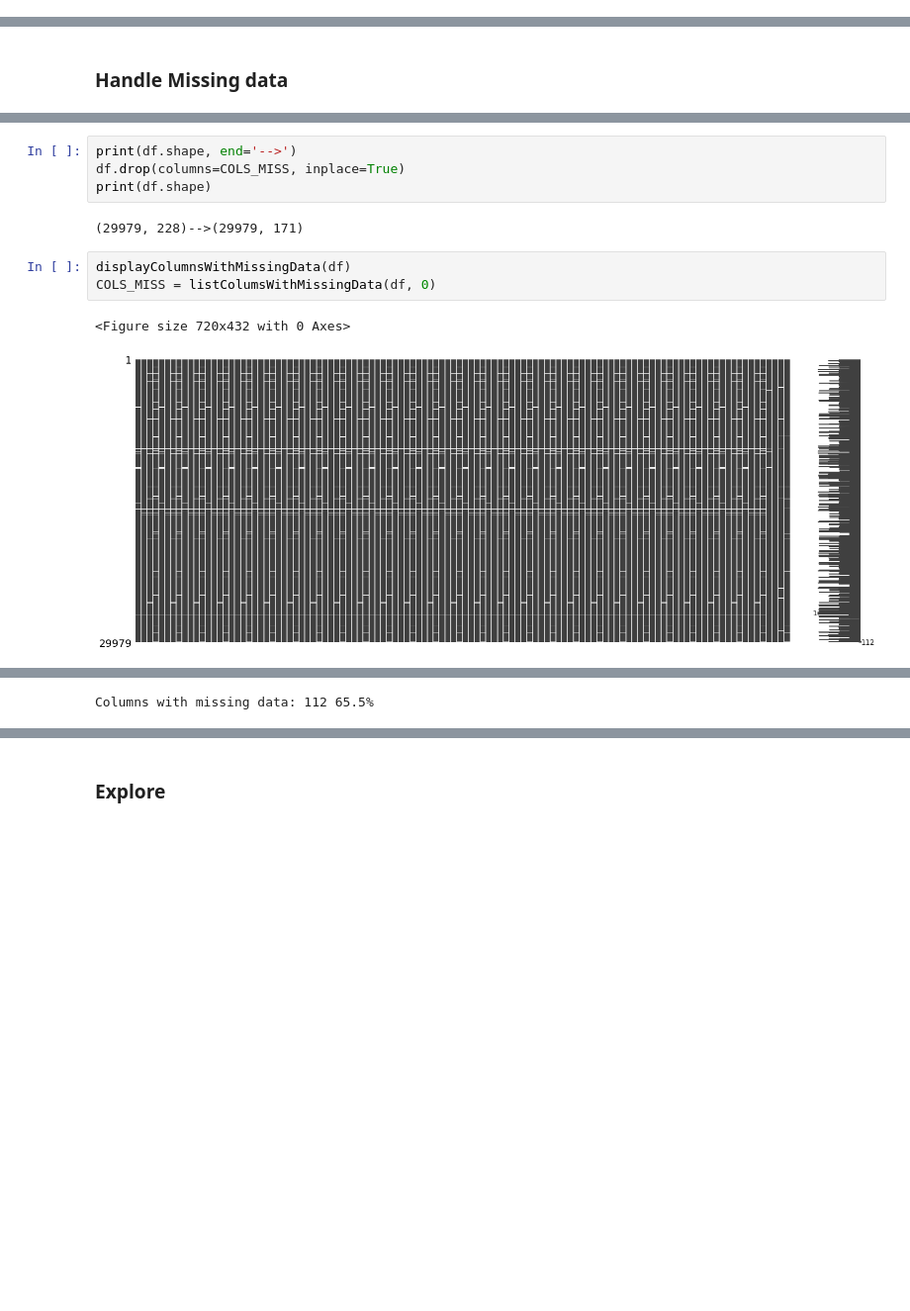
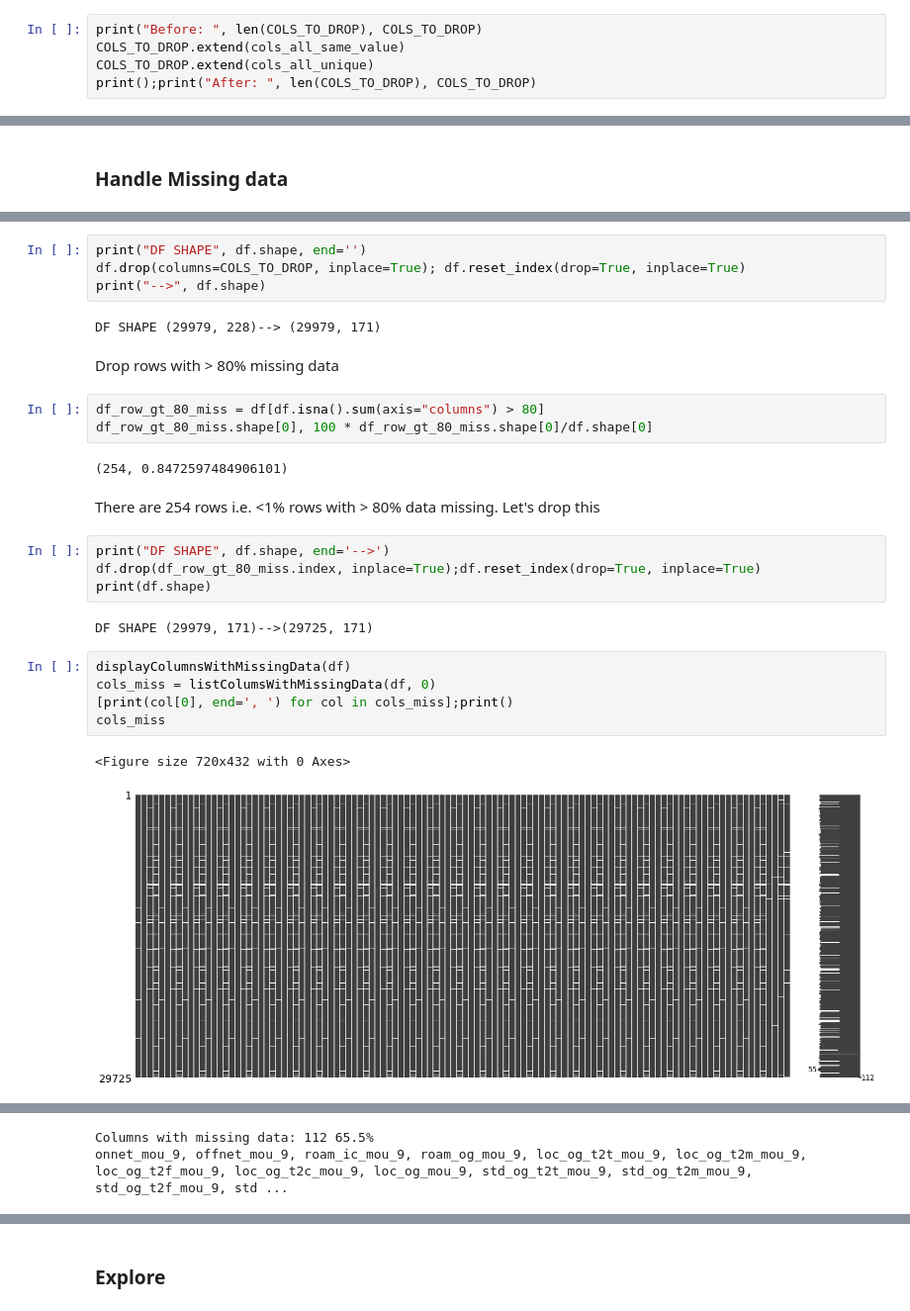
Before and after one commit to sreedevigattu/telecomchurn, a Jupyter notebook: telecomchurn.ipynb, the cells around one changed output, grey strips where cells are left out. Shown at 99% size. Cells and saved outputs as stored; diff of their text form; blank space fills up the shorter version.

Commit message:
impute missing data

```diff
--- a/telecomchurn.ipynb
+++ b/telecomchurn.ipynb
@@ -507,0 +557,5 @@ print(len(COLS_MISS), COLS_MISS)
+# %%
+print("Before: ", len(COLS_TO_DROP), COLS_TO_DROP)
+COLS_TO_DROP.extend(cols_all_same_value)
+COLS_TO_DROP.extend(cols_all_unique)
+print();print("After: ", len(COLS_TO_DROP), COLS_TO_DROP)
@@ -510,12 +573,29 @@ print(len(COLS_MISS), COLS_MISS)
 # %%
-print(df.shape, end='-->')
-df.drop(columns=COLS_MISS, inplace=True)
-print(df.shape)
+print("DF SHAPE", df.shape, end='')
+df.drop(columns=COLS_TO_DROP, inplace=True); df.reset_index(drop=True, inplace=True)
+print("-->", df.shape)
 # %% [output]
-(29979, 228)-->(29979, 171)
+DF SHAPE (29979, 228)--> (29979, 171)
+# %% [markdown]
+Drop rows with > 80% missing data
+# %%
+df_row_gt_80_miss = df[df.isna().sum(axis="columns") > 80]
+df_row_gt_80_miss.shape[0], 100 * df_row_gt_80_miss.shape[0]/df.shape[0]
+# %% [output]
+(254, 0.8472597484906101)
+# %% [markdown]
+There are 254 rows i.e. <1% rows with > 80% data missing. Let's drop this
+# %%
+print("DF SHAPE", df.shape, end='-->')
+df.drop(df_row_gt_80_miss.index, inplace=True);df.reset_index(drop=True, inplace=True)
+print(df.shape)
+# %% [output]
+DF SHAPE (29979, 171)-->(29725, 171)
 # %%
 displayColumnsWithMissingData(df)
-COLS_MISS = listColumsWithMissingData(df, 0)
+cols_miss = listColumsWithMissingData(df, 0)
+[print(col[0], end=', ') for col in cols_miss];print()
+cols_miss
 # %% [output]
 <Figure size 720x432 with 0 Axes>
-[figure, old version]
+[figure, new version]
@@ -523 +603,2 @@ COLS_MISS = listColumsWithMissingData(df, 0)
 Columns with missing data: 112 65.5%
+onnet_mou_9, offnet_mou_9, roam_ic_mou_9, roam_og_mou_9, loc_og_t2t_mou_9, loc_og_t2m_mou_9, loc_og_t2f_mou_9, loc_og_t2c_mou_9, loc_og_mou_9, std_og_t2t_mou_9, std_og_t2m_mou_9, std_og_t2f_mou_9, std ...
```
Also changed, not shown: parts of 60 cells of this notebook.
